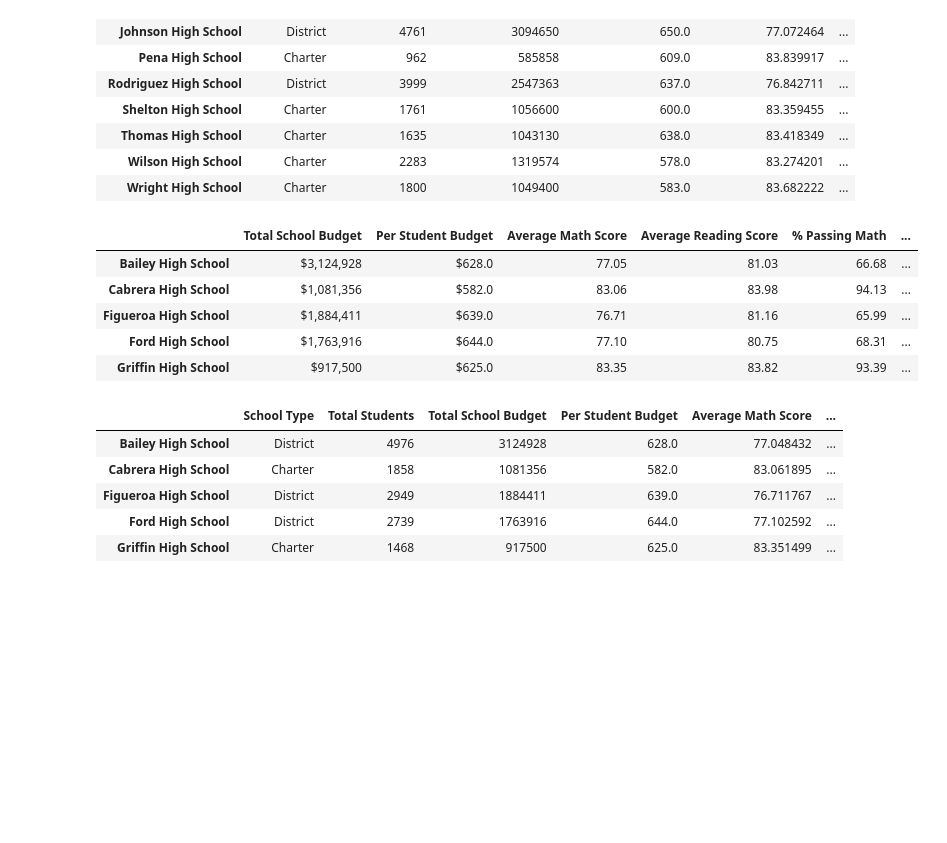
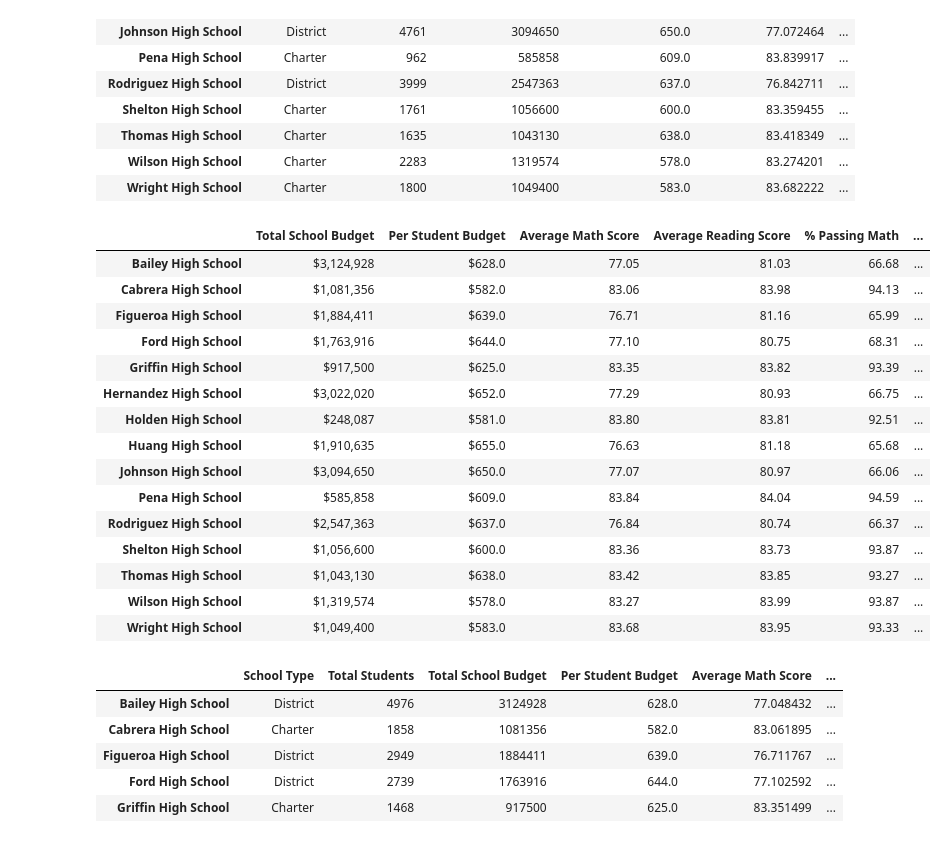
Before and after one commit to choksiamit-ds/School_District_Analysis, a Jupyter notebook: PyCitySchools_Challenge.ipynb, the cells around one changed output. Drawn from its saved outputs; the diff is of its cells as text; code cells hidden in the pictures; blank space fills up the shorter version.

```diff
--- a/PyCitySchools_Challenge.ipynb
+++ b/PyCitySchools_Challenge.ipynb
@@ -1585,33 +1594,43 @@ per_school_summary_df.head(15)
 # %%
 # Format the Total School Budget and the Per Student Budget columns.
 
 per_school_summary_dff = pd.DataFrame()
 
 per_school_summary_dff["Total School Budget"] = per_school_summary_df["Total School Budget"].map("${:,}".format)
 
 per_school_summary_dff["Per Student Budget"] = per_school_summary_df["Per Student Budget"].map("${:,}".format)
 
 per_school_summary_dff["Average Math Score"] = per_school_summary_df["Average Math Score"].map("{:.2f}".format)
 
 per_school_summary_dff["Average Reading Score"] = per_school_summary_df["Average Reading Score"].map("{:.2f}".format)
 
 per_school_summary_dff["% Passing Math"] = per_school_summary_df["% Passing Math"].map("{:.2f}".format)
 
 per_school_summary_dff["% Passing Reading"] = per_school_summary_df["% Passing Reading"].map("{:.2f}".format)
 
 per_school_summary_dff["% Overall Passing"] = per_school_summary_df["% Overall Passing"].map("{:.2f}".format)
 
 
 
 # Display the data frame
-per_school_summary_dff.head()
+per_school_summary_dff
 # %% [output]
 |  | Total School Budget | Per Student Budget | Average Math Score | Average Reading Score | % Passing Math | ... |
 | Bailey High School | $3,124,928 | $628.0 | 77.05 | 81.03 | 66.68 | ... |
 | Cabrera High School | $1,081,356 | $582.0 | 83.06 | 83.98 | 94.13 | ... |
 | Figueroa High School | $1,884,411 | $639.0 | 76.71 | 81.16 | 65.99 | ... |
 | Ford High School | $1,763,916 | $644.0 | 77.10 | 80.75 | 68.31 | ... |
 | Griffin High School | $917,500 | $625.0 | 83.35 | 83.82 | 93.39 | ... |
+| Hernandez High School | $3,022,020 | $652.0 | 77.29 | 80.93 | 66.75 | ... |
+| Holden High School | $248,087 | $581.0 | 83.80 | 83.81 | 92.51 | ... |
+| Huang High School | $1,910,635 | $655.0 | 76.63 | 81.18 | 65.68 | ... |
+| Johnson High School | $3,094,650 | $650.0 | 77.07 | 80.97 | 66.06 | ... |
+| Pena High School | $585,858 | $609.0 | 83.84 | 84.04 | 94.59 | ... |
+| Rodriguez High School | $2,547,363 | $637.0 | 76.84 | 80.74 | 66.37 | ... |
+| Shelton High School | $1,056,600 | $600.0 | 83.36 | 83.73 | 93.87 | ... |
+| Thomas High School | $1,043,130 | $638.0 | 83.42 | 83.85 | 93.27 | ... |
+| Wilson High School | $1,319,574 | $578.0 | 83.27 | 83.99 | 93.87 | ... |
+| Wright High School | $1,049,400 | $583.0 | 83.68 | 83.95 | 93.33 | ... |
 # %%
 # Reorder the columns in the order you want them to appear.
 new_column_order = ["School Type", "Total Students", "Total School Budget", "Per Student Budget", "Average Math Score", "Average Reading Score", "% Passing Math", "% Passing Reading", "% Overall Passing"]
```
Also changed, not shown: parts of 19 cells of this notebook.
